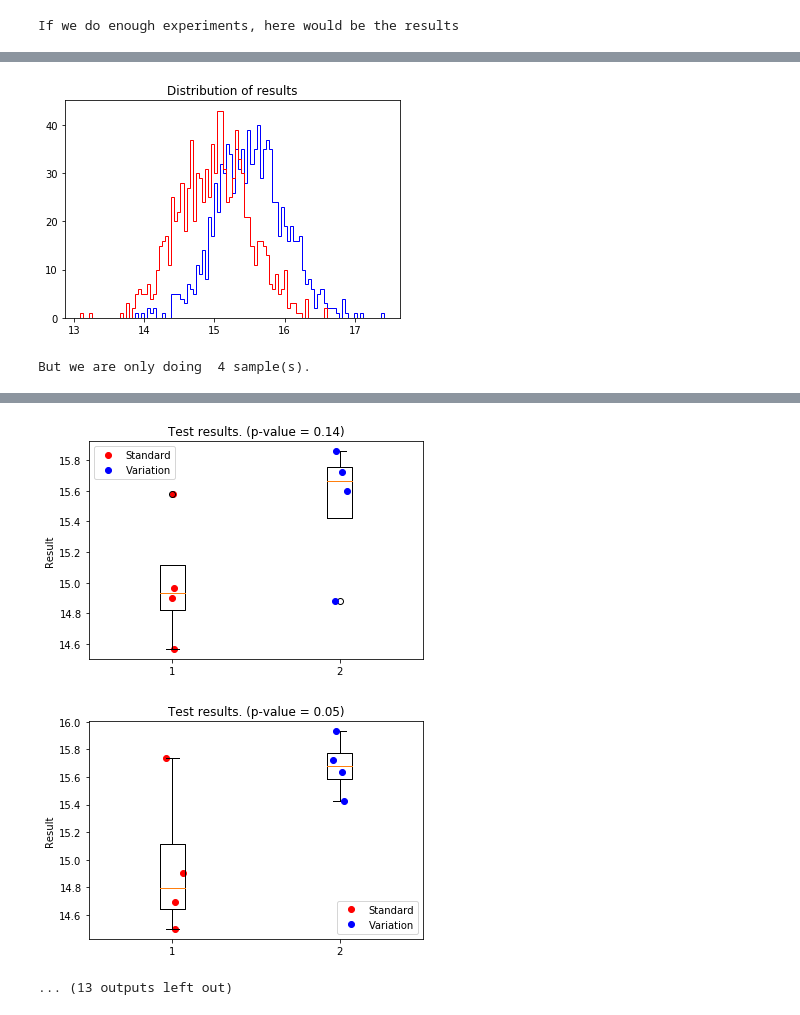
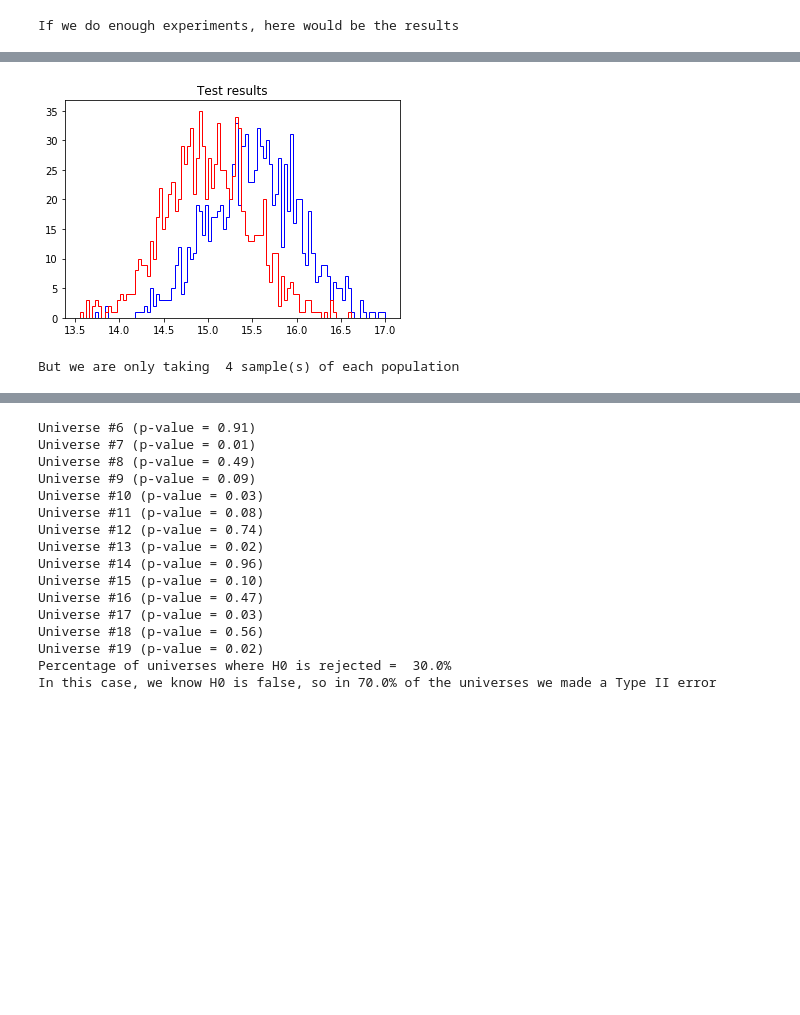
Before and after one commit to NathanUNSW/StatsLecture, a Jupyter notebook: Statistics Hypothesis testing.ipynb, the cells around one changed output, grey strips where cells are left out. Saved outputs shown, nothing was run; the diff lists cells and outputs as text; code cells hidden in the pictures; blank space fills up the shorter version.

```diff
--- a/Statistics Hypothesis testing.ipynb
+++ b/Statistics Hypothesis testing.ipynb
@@ -86,4 +110,4 @@ But we are only doing  2 sample(s).
 # %%
-simulate_experiment(u1=15,diff=0.5,sd1=0.5, sd2=0.5, n=4, num_runs=20)
+simulate_experiment(u1=15,diff=0.5,sd1=0.5, sd2=0.5, n=4, num_universes=20,graph_universes=5)
 # %% [output]
 If we do enough experiments, here would be the results
@@ -91,2 +115,2 @@ If we do enough experiments, here would be the results
-[figure, old version]
+[figure, new version]
-But we are only doing  4 sample(s).
+But we are only taking  4 sample(s) of each population
@@ -99,4 +123,17 @@ But we are only doing  4 sample(s).
-[figure, removed]
-[figure, removed]
-... (13 outputs left out)
+Universe #6 (p-value = 0.91)
+Universe #7 (p-value = 0.01)
+Universe #8 (p-value = 0.49)
+Universe #9 (p-value = 0.09)
+Universe #10 (p-value = 0.03)
+Universe #11 (p-value = 0.08)
+Universe #12 (p-value = 0.74)
+Universe #13 (p-value = 0.02)
+Universe #14 (p-value = 0.96)
+Universe #15 (p-value = 0.10)
+Universe #16 (p-value = 0.47)
+Universe #17 (p-value = 0.03)
+Universe #18 (p-value = 0.56)
+Universe #19 (p-value = 0.02)
+Percentage of universes where H0 is rejected =  30.0%
+In this case, we know H0 is false, so in 70.0% of the universes we made a Type II error
 # %%
```
Also changed, not shown: parts of 9 cells of this notebook.
